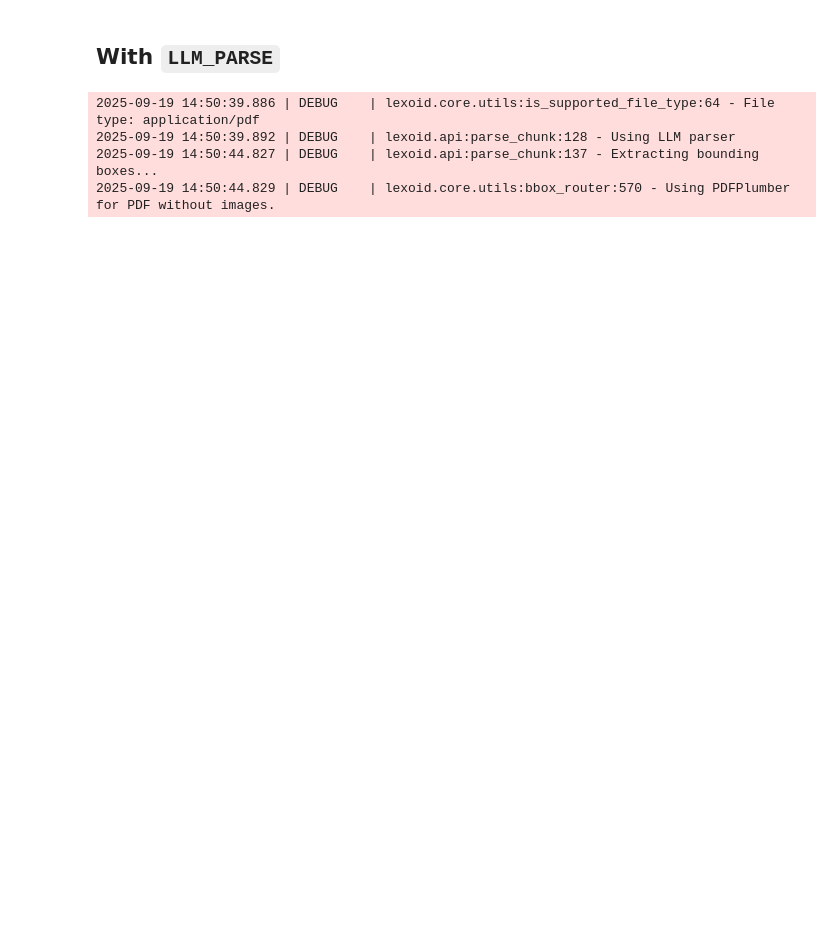
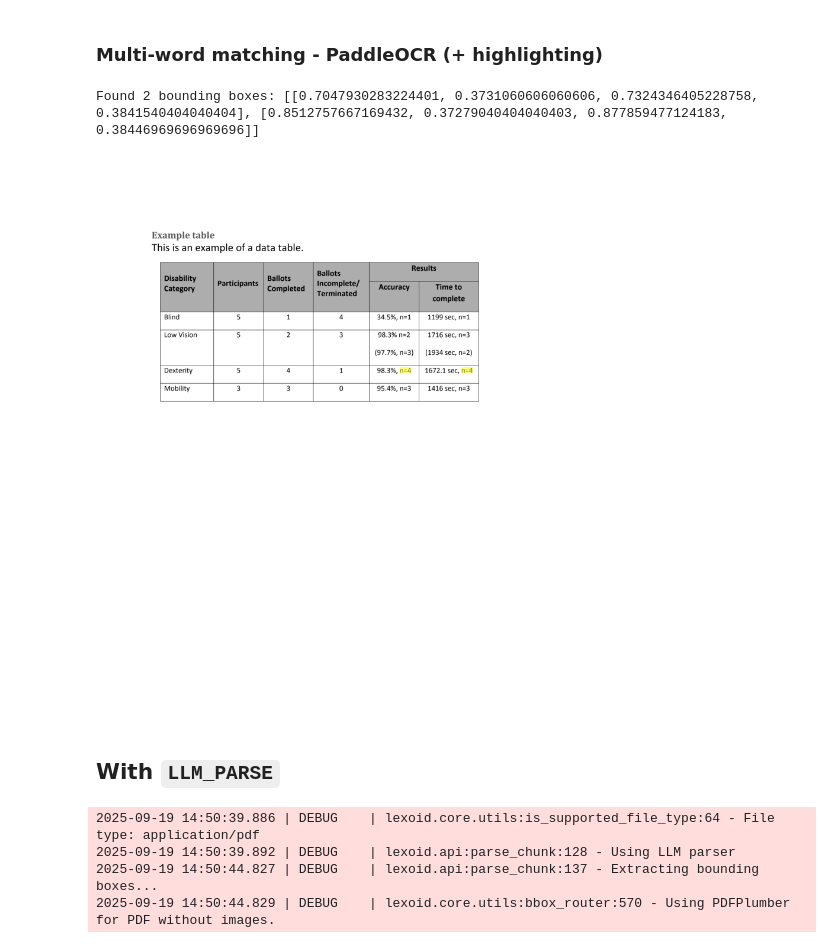
Before and after one commit to oidlabs-com/Lexoid, a Jupyter notebook: examples/example_notebook_reference_highlight.ipynb, the cells around one changed output. Saved outputs shown, nothing was run; the diff lists cells and outputs as text; code cells hidden in the pictures; blank space fills up the shorter version.

```diff
--- a/examples/example_notebook_reference_highlight.ipynb
+++ b/examples/example_notebook_reference_highlight.ipynb
@@ -16,3 +23,4 @@ rgb_img = cv2.cvtColor(cv2_img, cv2.COLOR_BGR2RGB)
 # %%
-result = parse(pdf_path, parser_type="STATIC_PARSE", return_bboxes=True, bbox_framework="paddleocr")
+result_paddleocr = parse(pdf_path, parser_type="STATIC_PARSE", return_bboxes=True, bbox_framework="paddleocr")
+# Inference time: 29.3s
 # %% [output]
@@ -52,4 +79,15 @@ Found 2 bounding boxes: [[0.5073529411764706, 0.19444444444444445, 0.56535947712
 [figure]
+# %% [markdown]
+### Multi-word matching - PaddleOCR (+ highlighting)
+# %%
+substring = "n=4"
+matched_bboxes = find_bboxes_for_substring(bboxes_paddleocr, content_paddleocr, substring, match_mode="all_matches")
+print(f"Found {len(matched_bboxes)} bounding boxes:", matched_bboxes)
+
+visualize_bounding_boxes(rgb_img, matched_bboxes, highlight=True)
+# %% [output]
+Found 2 bounding boxes: [[0.7047930283224401, 0.3731060606060606, 0.7324346405228758, 0.3841540404040404], [0.8512757667169432, 0.37279040404040403, 0.877859477124183, 0.38446969696969696]]
+[figure, added]
 # %% [markdown]
 ## With `LLM_PARSE`
 # %%
```
Also changed, not shown: parts of 14 cells of this notebook.
